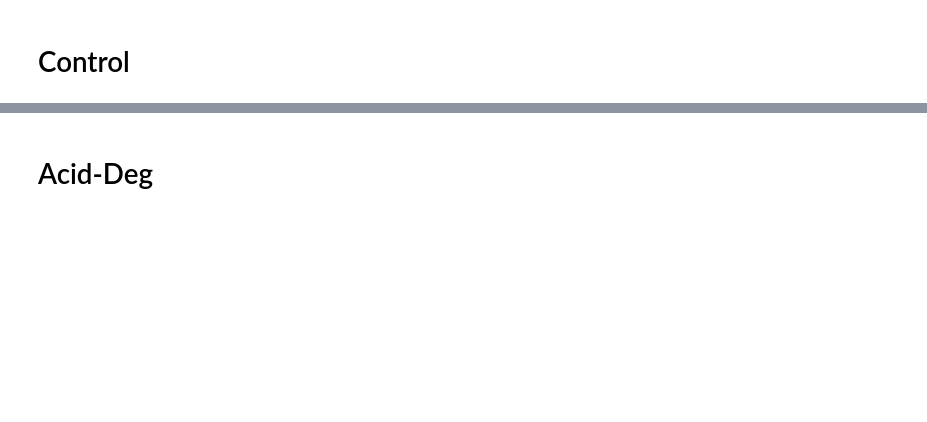
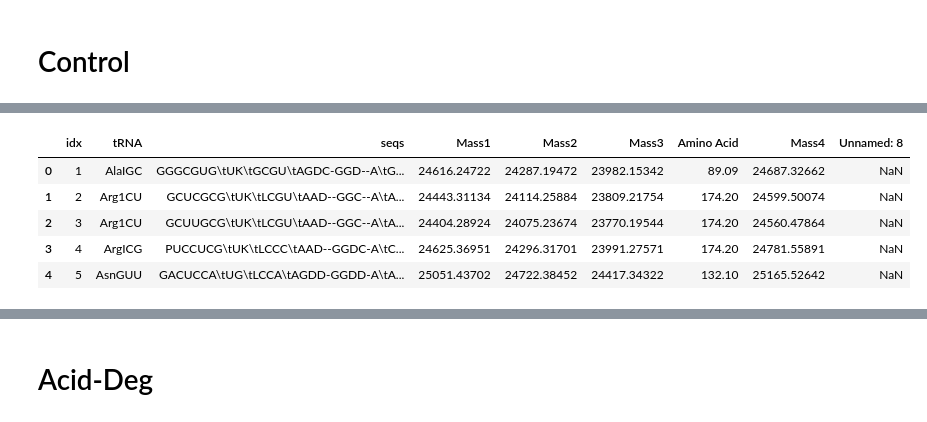
Before and after one commit to yiminchen1999/MLC-Seq, a Jupyter notebook: examples/trna_total_analysis.ipynb, the cells around one changed output, grey strips where cells are left out. Cells and saved outputs as stored; diff of their text form; code cells hidden in the pictures; blank space fills up the shorter version.

```diff
--- a/examples/trna_total_analysis.ipynb
+++ b/examples/trna_total_analysis.ipynb
@@ -31,13 +64,20 @@ plotly_zone(df_ctrl, y='Vol')
 # %%
-f = '../statics/total_tRNA_seqs_base.xlsx'
+f = '/content/drive/MyDrive/MLC-Seq-main/statics/total_tRNA_seqs_base.xlsx'
 df_seqbase = pd.read_excel(f)
 df_seqbase = df_seqbase.rename(columns={'Monoisotopic Mass (full length)': 'Mass1',
                                         'Monoisotopic Mass (CC-tailed)': 'Mass2',
                                         'Monoisotopic Mass (C-tailed)': 'Mass3',
                                         'AminoAcid & CCA': 'Mass4',
                                         'AminoAcid & CC': 'Mass5'
                                        })
 df_seqbase.head()
+# %% [output]
+|  | idx | tRNA | seqs | Mass1 | Mass2 | Mass3 | Amino Acid | Mass4 | Unnamed: 8 |
+| 0 | 1 | AlaIGC | GGGCGUG\tUK\tGCGU\tAGDC-GGD--A\tG... | 24616.24722 | 24287.19472 | 23982.15342 | 89.09 | 24687.32662 | NaN |
+| 1 | 2 | Arg1CU | GCUCGCG\tUK\tLCGU\tAAD--GGC--A\tA... | 24443.31134 | 24114.25884 | 23809.21754 | 174.20 | 24599.50074 | NaN |
+| 2 | 3 | Arg1CU | GCUUGCG\tUK\tLCGU\tAAD--GGC--A\tA... | 24404.28924 | 24075.23674 | 23770.19544 | 174.20 | 24560.47864 | NaN |
+| 3 | 4 | ArgICG | PUCCUCG\tUK\tLCCC\tAAD--GGDC-A\tC... | 24625.36951 | 24296.31701 | 23991.27571 | 174.20 | 24781.55891 | NaN |
+| 4 | 5 | AsnGUU | GACUCCA\tUG\tLCCA\tAGDD-GGDD-A\tA... | 25051.43702 | 24722.38452 | 24417.34322 | 132.10 | 25165.52642 | NaN |
 # %%
 # dftmp.iloc[:, 3:9]
 dfms = list()
```
Also changed, not shown: parts of 15 cells of this notebook.
